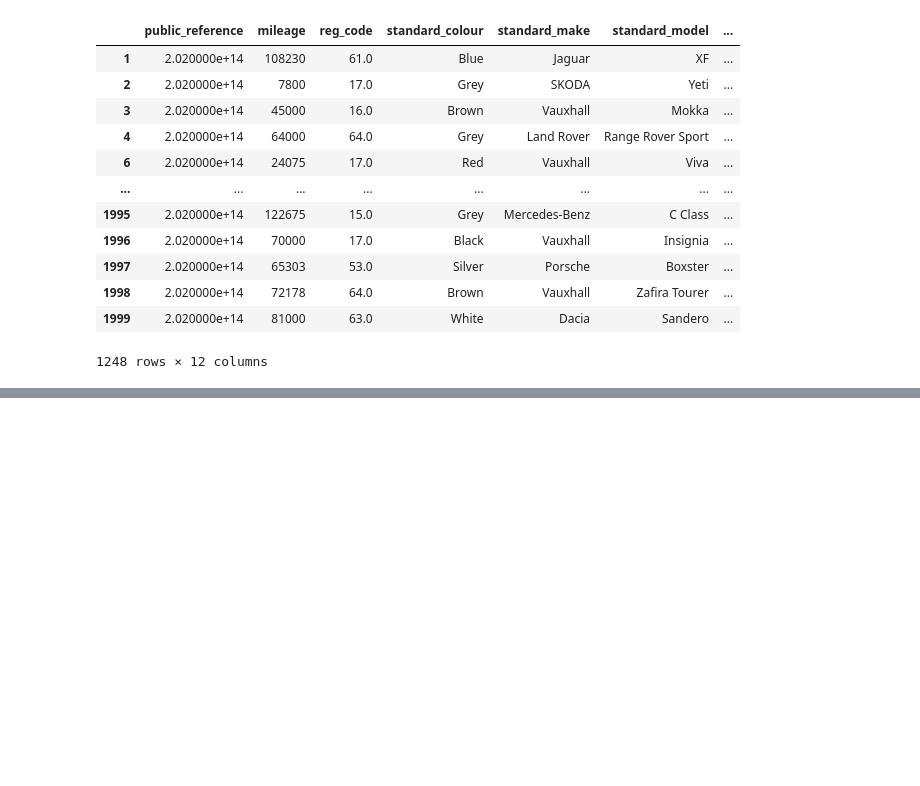
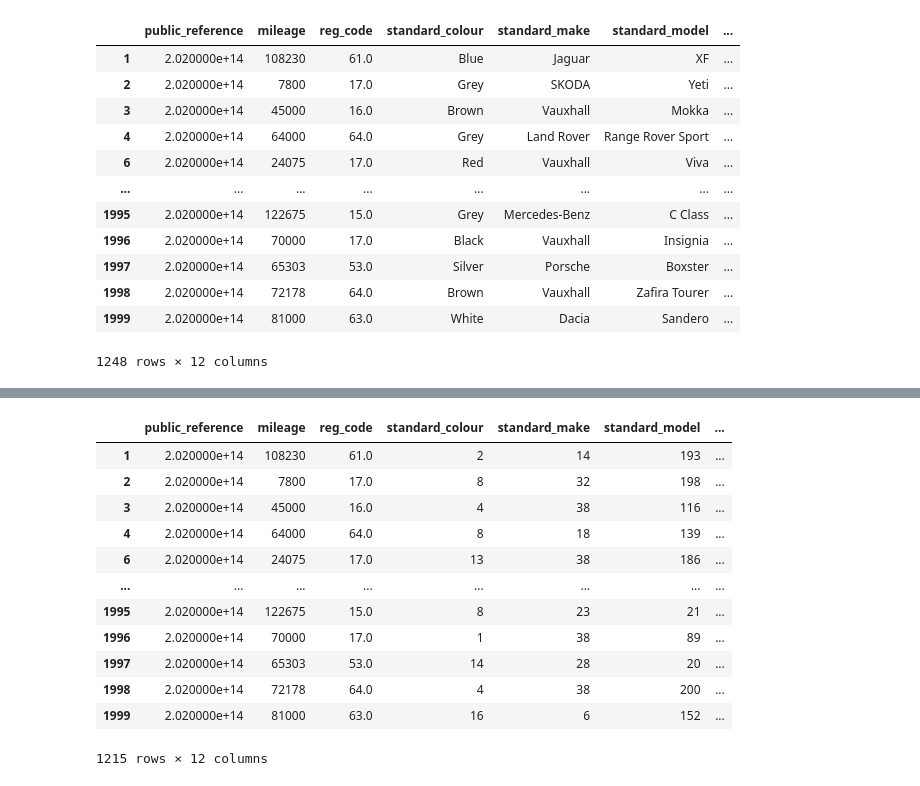
Before and after one commit to f-ssemwanga/data_science-sessions, a Jupyter notebook: carPricePrediction.ipynb, the cells around one changed output, grey strips where cells are left out. Cells and saved outputs as stored; diff of their text form; code cells hidden in the pictures; blank space fills up the shorter version.

```diff
--- a/carPricePrediction.ipynb
+++ b/carPricePrediction.ipynb
@@ -172,0 +144,11 @@ memory usage: 187.6+ KB
+# %%
+#handling outliers - as they degrade the model's performace####
+df_final['mileage'] = pd.to_numeric(df_final['mileage'], errors='coerce') #fills outliers with nearest value
+q1 = np.percentile(df_final['mileage'], 25) # calculate the 25% of percentile
+q3 = np.percentile(df_final['mileage'], 75) # calculate the 75 Percentetile
+iqr = q3-q1 # calculate the interquartile range - used to identify outliers
+threshold = 1.5*iqr # identify the outliers
+
+#remove outliners
+df_final = df_final[(df_final['mileage'] >= q1 - threshold) & (df_final['mileage'] <= q3 + threshold)]
+print(f"Array withtout outliers:\n, {df_final}")
@@ -172,0 +178,30 @@ memory usage: 187.6+ KB
+# %%
+###preprocessing for categorical values by converting them using OneHotEncoder - label encoder
+##Label##
+le = LabelEncoder()
+import warnings
+with warnings.catch_warnings():
+    warnings.simplefilter("ignore")
+    df_final.loc[:, 'standard_colour'] = le.fit_transform(df_final['standard_colour'])
+    df_final.loc[:, 'standard_colour'] = le.fit_transform(df_final['standard_colour'])
+    df_final.loc[:,'standard_make'] = le.fit_transform(df_final['standard_make'])
+    df_final.loc[:,'standard_model'] = le.fit_transform(df_final['standard_model'])
+    df_final.loc[:,'body_type'] = le.fit_transform(df_final['body_type'])
+    df_final.loc[:,'crossover_car_and_van'] = le.fit_transform(df_final['crossover_car_and_van'])
+    df_final.loc[:,'fuel_type'] = le.fit_transform(df_final['fuel_type'])
+    df_final.loc[:,'vehicle_condition'] = le.fit_transform(df_final['vehicle_condition'])
+df_final
+# %% [output]
+|  | public_reference | mileage | reg_code | standard_colour | standard_make | standard_model | ... |
+| 1 | 2.020000e+14 | 108230 | 61.0 | 2 | 14 | 193 | ... |
+| 2 | 2.020000e+14 | 7800 | 17.0 | 8 | 32 | 198 | ... |
+| 3 | 2.020000e+14 | 45000 | 16.0 | 4 | 38 | 116 | ... |
+| 4 | 2.020000e+14 | 64000 | 64.0 | 8 | 18 | 139 | ... |
+| 6 | 2.020000e+14 | 24075 | 17.0 | 13 | 38 | 186 | ... |
+| ... | ... | ... | ... | ... | ... | ... | ... |
+| 1995 | 2.020000e+14 | 122675 | 15.0 | 8 | 23 | 21 | ... |
+| 1996 | 2.020000e+14 | 70000 | 17.0 | 1 | 38 | 89 | ... |
+| 1997 | 2.020000e+14 | 65303 | 53.0 | 14 | 28 | 20 | ... |
+| 1998 | 2.020000e+14 | 72178 | 64.0 | 4 | 38 | 200 | ... |
+| 1999 | 2.020000e+14 | 81000 | 63.0 | 16 | 6 | 152 | ... |
+1215 rows × 12 columns
```
Also changed, not shown: parts of 6 cells of this notebook.
